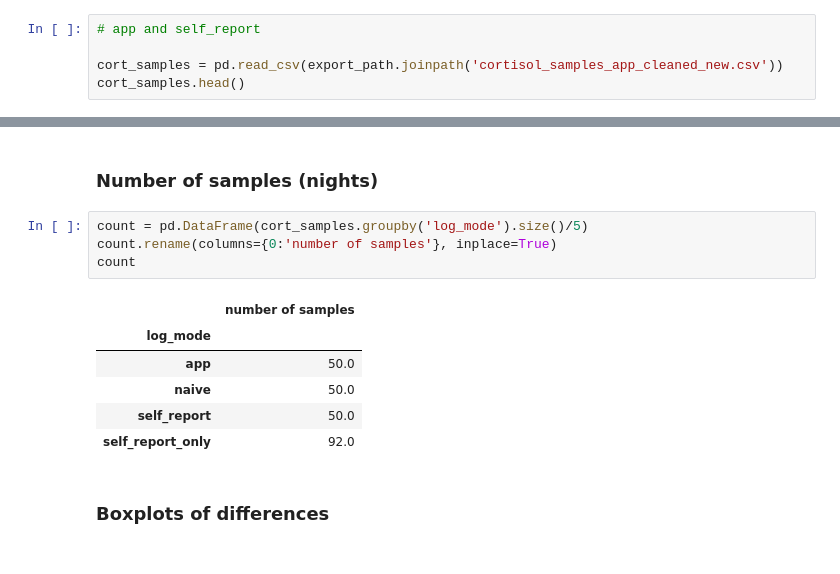
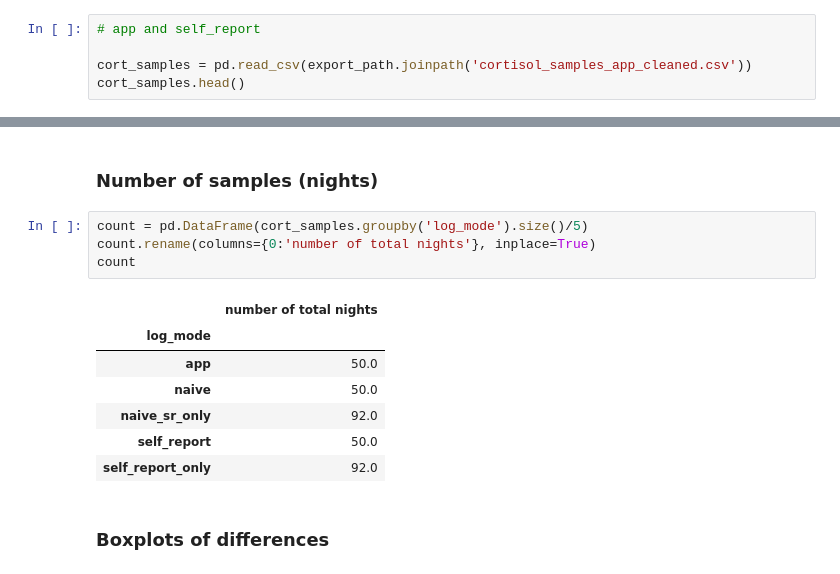
Before and after one commit to mad-lab-fau/carwatch-analysis, a Jupyter notebook: notebooks/analysis/App_Analysis.ipynb, the cells around one changed output, grey strips where cells are left out. Drawn from its saved outputs; the diff is of its cells as text.

```diff
--- a/notebooks/analysis/App_Analysis.ipynb
+++ b/notebooks/analysis/App_Analysis.ipynb
@@ -39,7 +39,7 @@ cort_feat.head()
 # %%
 # app and self_report
 
-cort_samples = pd.read_csv(export_path.joinpath('cortisol_samples_app_cleaned_new.csv'))
+cort_samples = pd.read_csv(export_path.joinpath('cortisol_samples_app_cleaned.csv'))
 cort_samples.head()
 # %% [output]
 |  | subject | condition | chronotype | MEQ | night | wakeup_source | weekend | date | wakeup_hour | ... |
@@ -52,13 +52,14 @@ cort_samples.head()
 ### Number of samples (nights)
 # %%
 count = pd.DataFrame(cort_samples.groupby('log_mode').size()/5)
-count.rename(columns={0:'number of samples'}, inplace=True)
+count.rename(columns={0:'number of total nights'}, inplace=True)
 count
 # %% [output]
-|  | number of samples |
+|  | number of total nights |
 | log_mode |  |
 | app | 50.0 |
 | naive | 50.0 |
+| naive_sr_only | 92.0 |
 | self_report | 50.0 |
 | self_report_only | 92.0 |
 # %% [markdown]
```
Also changed, not shown: parts of 3 cells of this notebook, 3 other files.
